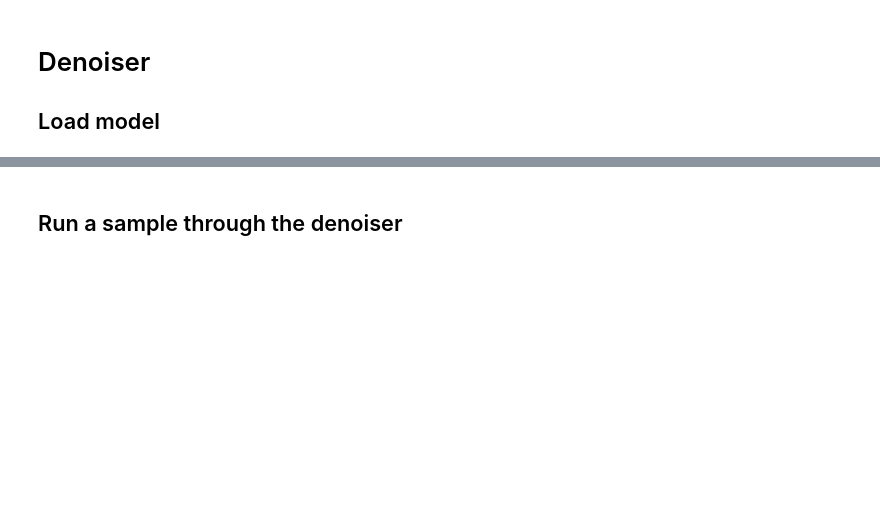
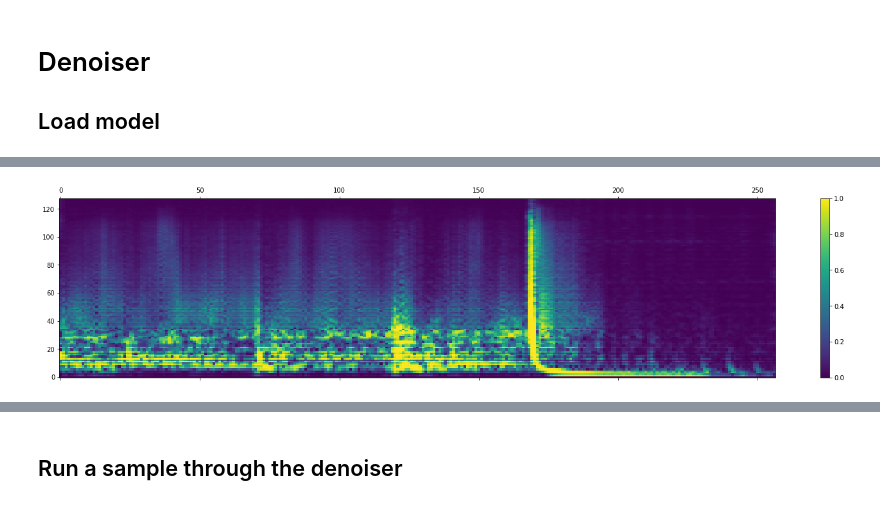
Before and after one commit to VovaTch/Infected_hdiff, a Jupyter notebook: test_lvl1_vqvae.ipynb, the cells around one changed output, grey strips where cells are left out. Cells and saved outputs as stored; diff of their text form; code cells hidden in the pictures; blank space fills up the shorter version.

```diff
--- a/test_lvl1_vqvae.ipynb
+++ b/test_lvl1_vqvae.ipynb
@@ -146,0 +189,8 @@ plt.show()
+# %%
+mel_spec = mel_spec_new(music_sample_den[0, ...])
+plt.figure(figsize=(25, 5))
+plt.matshow(torch.tanh(eye_mat @ mel_spec).cpu().detach().numpy(), origin='lower', fignum=1, aspect='auto', vmin=0, vmax=1)
+plt.colorbar()
+plt.show()
+# %% [output]
+[figure, added]
```
Also changed, not shown: parts of 13 cells of this notebook, 6 other files.
